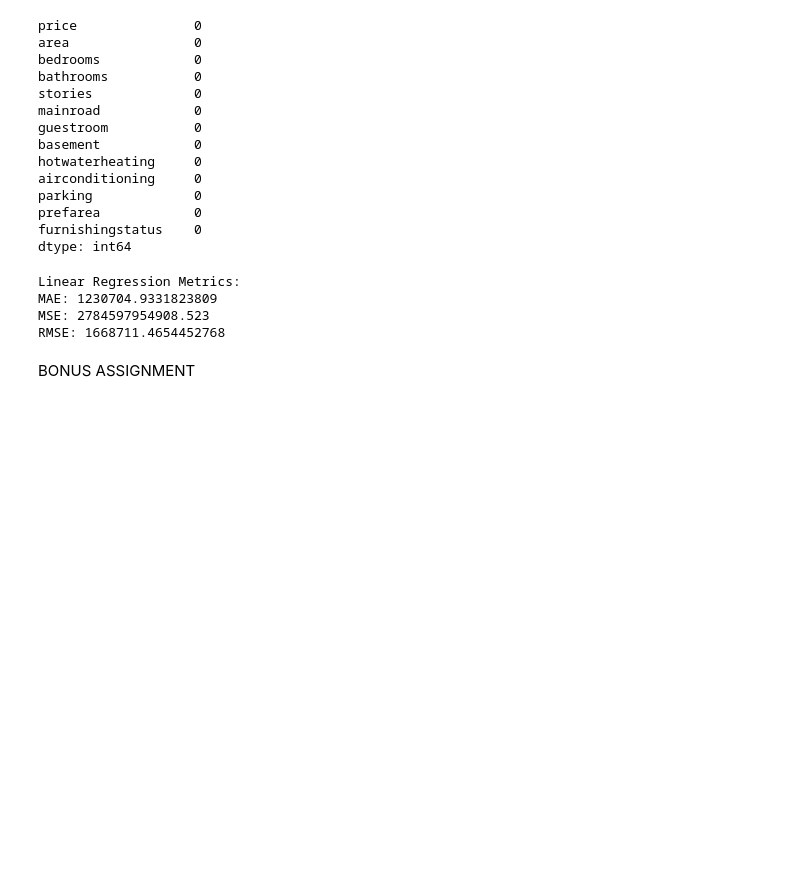
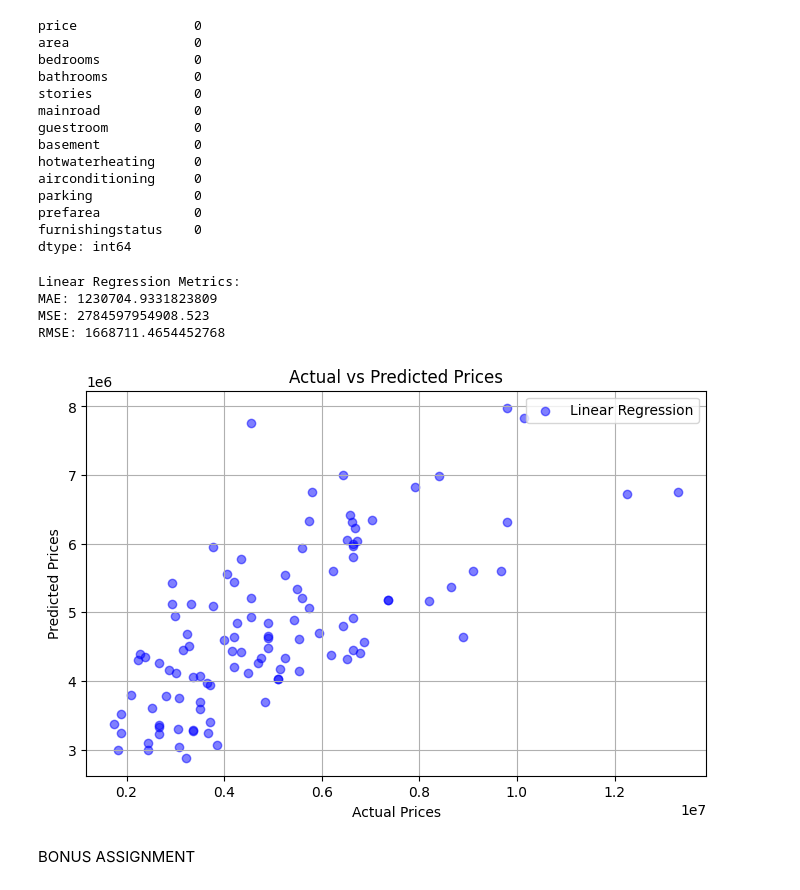
Before and after one commit to rohitLanjewar03/Machine-Learning, a Jupyter notebook: ML_4.ipynb, the cells around one changed output. Cells and saved outputs as stored; diff of their text form; code cells hidden in the pictures; blank space fills up the shorter version.

```diff
--- a/ML_4.ipynb
+++ b/ML_4.ipynb
@@ -56,6 +56,17 @@ Linear Regression Metrics:
 MAE: 1230704.9331823809
 MSE: 2784597954908.523
 RMSE: 1668711.4654452768
+# %%
+plt.figure(figsize=(8, 5))
+plt.scatter(y_test, y_pred_lr, alpha=0.5, color='blue', label='Linear Regression')
+plt.xlabel('Actual Prices')
+plt.ylabel('Predicted Prices')
+plt.title('Actual vs Predicted Prices')
+plt.legend()
+plt.grid(True)
+plt.show()
+# %% [output]
+[figure, added]
 # %% [markdown]
 BONUS ASSIGNMENT
 # %%
```
Also changed, not shown: parts of 1 cell of this notebook.
